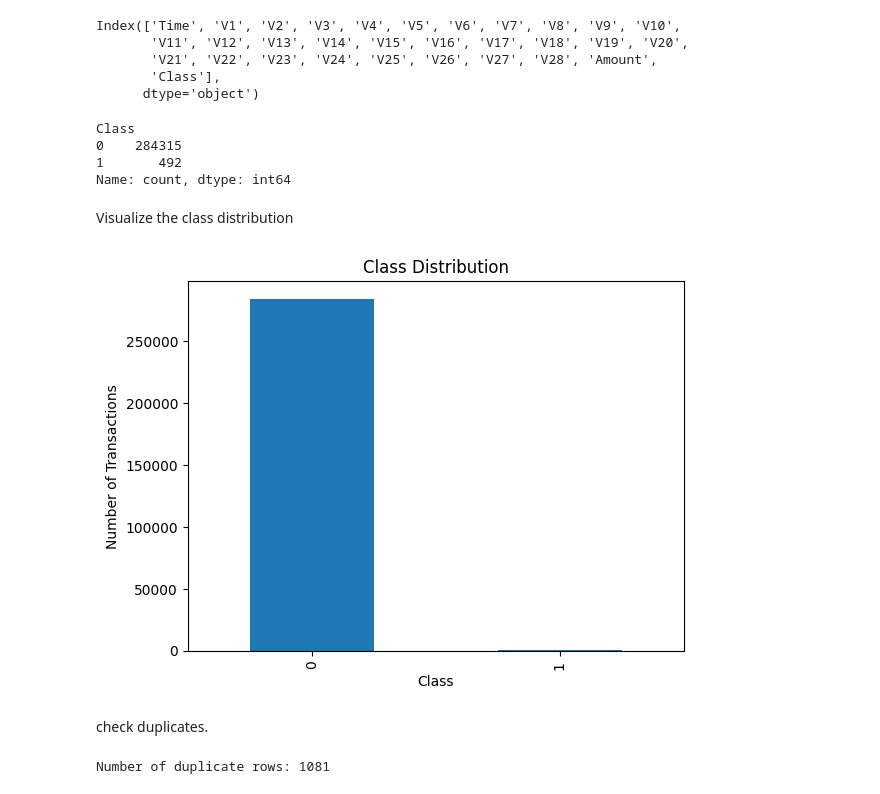
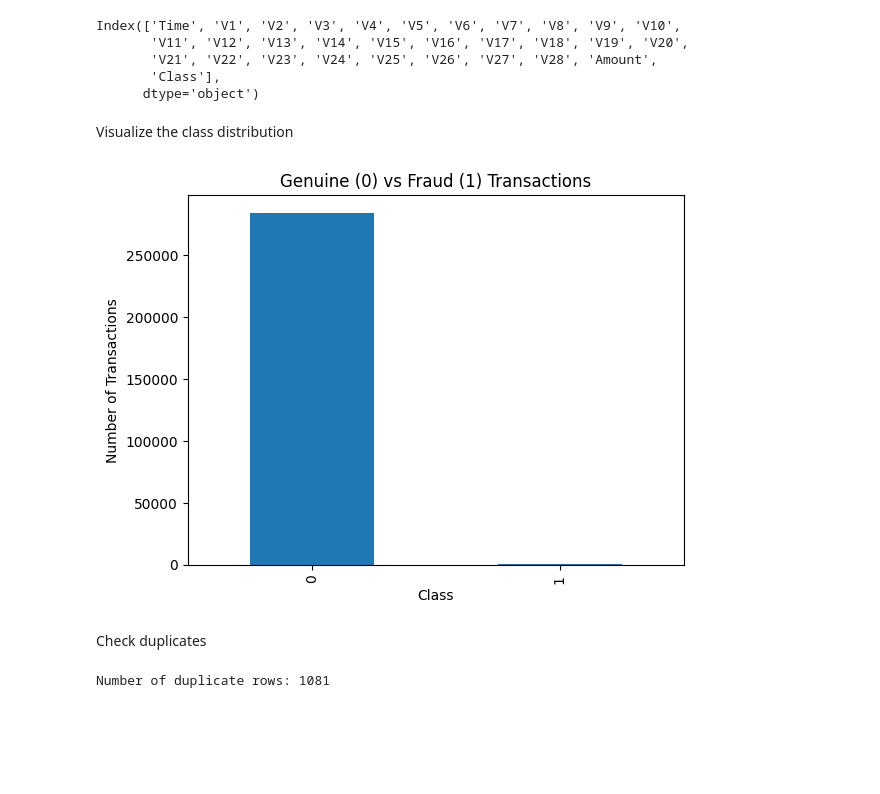
Before and after one commit to SarVibe/SE4050_Deep-Learning_Assignment, a Jupyter notebook: notebooks/Credit_Card_Fraud_Detection.ipynb, the cells around one changed output. Drawn from its saved outputs; the diff is of its cells as text; code cells hidden in the pictures; blank space fills up the shorter version.

Commit message:
modify credit card fraud detection notebook

```diff
--- a/notebooks/Credit_Card_Fraud_Detection.ipynb
+++ b/notebooks/Credit_Card_Fraud_Detection.ipynb
@@ -92,26 +109,17 @@ Index(['Time', 'V1', 'V2', 'V3', 'V4', 'V5', 'V6', 'V7', 'V8', 'V9', 'V10',
        'V21', 'V22', 'V23', 'V24', 'V25', 'V26', 'V27', 'V28', 'Amount',
        'Class'],
       dtype='object')
-# %%
-print(df['Class'].value_counts())
-# %% [output]
-Class
-0    284315
-1       492
-Name: count, dtype: int64
 # %% [markdown]
 Visualize the class distribution
 # %%
-import matplotlib.pyplot as plt
+df['Class'].value_counts().plot(kind='bar') # Create a bar chart comparing the number of Genuine vs Fraud transactions
 
-df['Class'].value_counts().plot(kind='bar')
-
-plt.title('Class Distribution')
+plt.title('Genuine (0) vs Fraud (1) Transactions')
 plt.xlabel('Class')
 plt.ylabel('Number of Transactions')
 plt.show()
 # %% [output]
-[figure, old version]
+[figure, new version]
 # %% [markdown]
-check duplicates.
+Check duplicates
 # %%
```
Also changed, not shown: parts of 24 cells of this notebook.
